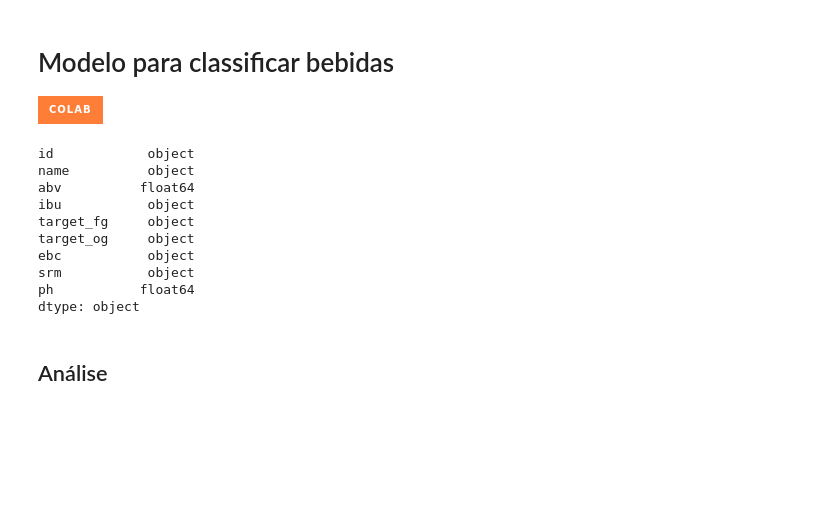
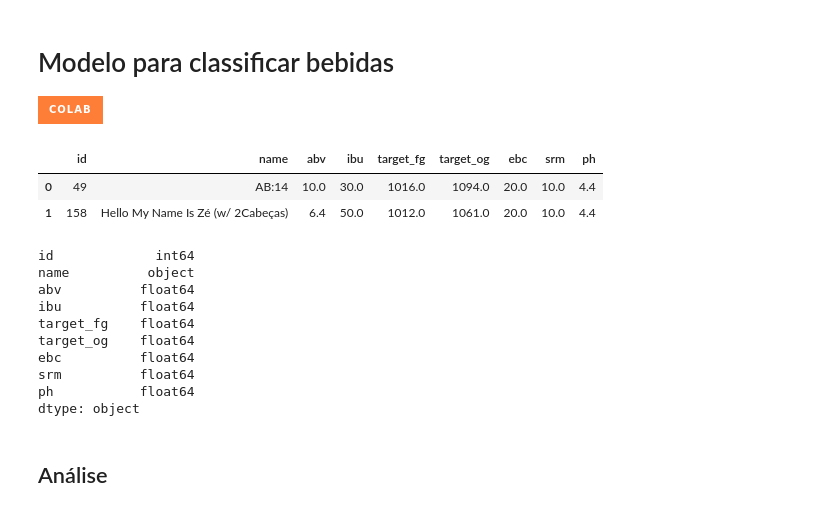
Before and after one commit to ggarciabas/mlops_aws_punkapi, a Jupyter notebook: notebooks/Modelagem.ipynb, the cells around one changed output. Saved outputs shown, nothing was run; the diff lists cells and outputs as text; code cells hidden in the pictures; badges without logos; blank space fills up the shorter version.

Commit message:
Leitura dos dados json

```diff
--- a/notebooks/Modelagem.ipynb
+++ b/notebooks/Modelagem.ipynb
@@ -56,14 +23,26 @@ pd_beers = pd.DataFrame(columns=filter_keys)
+# %%
+# Cria Dataframe inicial para armazenar as bebidas
+url='https://drive.google.com/file/d/1PrUOAcuKH31TZl7rYfDuWAw8Oc1ZceuZ/view?usp=sharing'
+url2='https://drive.google.com/uc?export=download&id=' + url.split('/')[-2]
+# https://stackoverflow.com/questions/56611698/pandas-how-to-read-csv-file-from-google-drive-public
+pd_beers = pd.read_json(url2)
+# %%
+pd_beers[:2]
+# %% [output]
+|  | id | name | abv | ibu | target_fg | target_og | ebc | srm | ph |
+| 0 | 49 | AB:14 | 10.0 | 30.0 | 1016.0 | 1094.0 | 20.0 | 10.0 | 4.4 |
+| 1 | 158 | Hello My Name Is Zé (w/ 2Cabeças) | 6.4 | 50.0 | 1012.0 | 1061.0 | 20.0 | 10.0 | 4.4 |
 # %%
 pd_beers.dtypes
 # %% [output]
-id            object
+id             int64
 name          object
 abv          float64
-ibu           object
-target_fg     object
-target_og     object
-ebc           object
-srm           object
+ibu          float64
+target_fg    float64
+target_og    float64
+ebc          float64
+srm          float64
 ph           float64
 dtype: object
 # %% [markdown]
```
Also changed, not shown: parts of 3 cells of this notebook.
